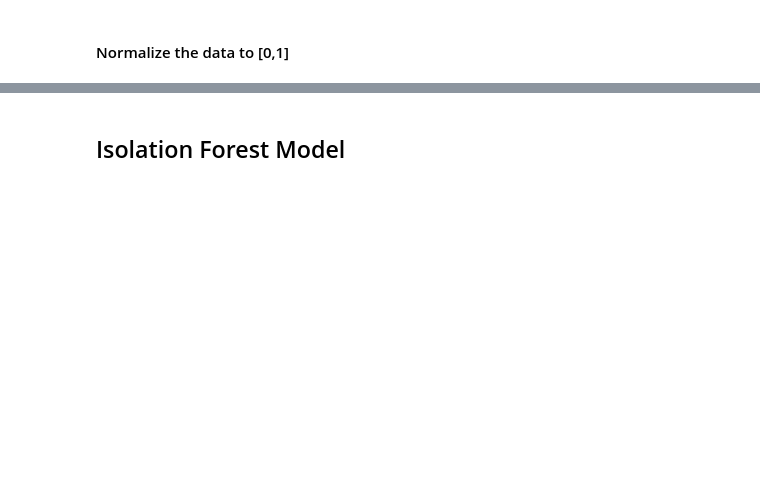
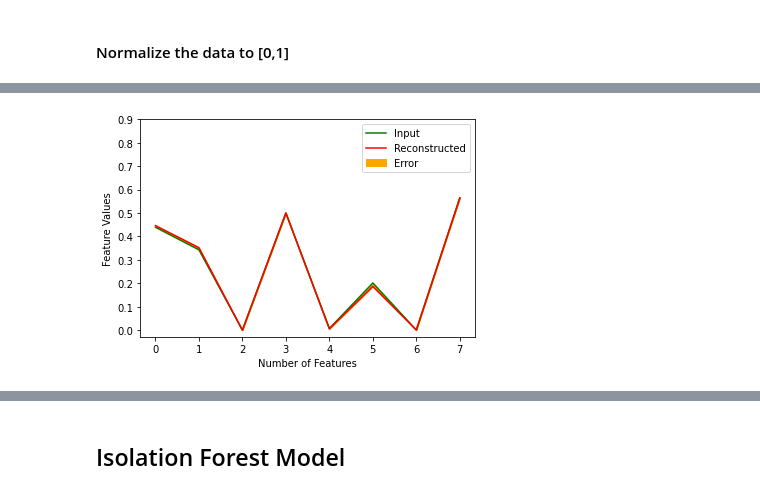
Before and after one commit to tosinosu/Anomaly_Detection, a Jupyter notebook: Network Anomaly Detection .ipynb, the cells around one changed output, grey strips where cells are left out. Saved outputs shown, nothing was run; the diff lists cells and outputs as text; code cells hidden in the pictures; blank space fills up the shorter version.

```diff
--- a/Network Anomaly Detection .ipynb
+++ b/Network Anomaly Detection .ipynb
@@ -600,0 +348,3 @@ byte_df.apply(row_to_test_image, index=index)"""
+# %%
+combined_dataset_norm = combined_dataset_norm.to_numpy()
+combined_dataset_abnorm = combined_dataset_abnorm.to_numpy()
@@ -600,0 +373,25 @@ byte_df.apply(row_to_test_image, index=index)"""
+# %%
+autoencoder.compile(optimizer='adam', loss='binary_crossentropy')#, metrics=['accuracy'])
+#Strop training when overfitting is detected
+early_stopping = tf.keras.callbacks.EarlyStopping(monitor='loss',
+                                                  patience=5,
+                                                  min_delta=0.0001,
+                                                  mode='auto',
+                                                  verbose=2,
+                                                  baseline=None,
+                                                  restore_best_weights=True)
+
+logdir = join("logs", dt.datetime.now().strftime("%Y%m%d-%H%M%S"))
+tensorboard_callback = tf.keras.callbacks.TensorBoard(logdir,profile_batch=0,update_freq='epoch',histogram_freq=1)
+# %%
+EPOCHS = 100
+BATCH_SIZE = 256
+# %%
+history = autoencoder.fit(combined_dataset_norm, combined_dataset_norm,
+          epochs=EPOCHS,
+          batch_size=BATCH_SIZE,
+          validation_data=(combined_dataset_abnorm, combined_dataset_abnorm),
+          steps_per_epoch=int(np.ceil(len(combined_dataset_norm) / float(BATCH_SIZE))),
+          validation_steps=int(np.ceil(len(combined_dataset_abnorm) / float(BATCH_SIZE))),
+          shuffle=True,
+          callbacks=[early_stopping, tensorboard_callback])
@@ -600,0 +424,15 @@ byte_df.apply(row_to_test_image, index=index)"""
+# %%
+encoded_data = autoencoder.encoder(combined_dataset_norm).numpy()
+decoded_data = autoencoder.decoder(encoded_data).numpy()
+
+plt.plot(combined_dataset_norm[12], 'g')
+plt.plot(decoded_data[12], 'r')
+plt.fill_between(np.arange(8), decoded_data[12], combined_dataset_norm[12], color='orange')
+plt.legend(labels=["Input", "Reconstructed", "Error"])
+plt.ylabel('Feature Values')
+plt.xlabel('Number of Features')
+plt.yticks([i/10 for i in range(10)])
+plt.savefig("rec_0.png")
+plt.show()
+# %% [output]
+[figure, added]
```
Also changed, not shown: parts of 149 cells of this notebook, 5 other files.
